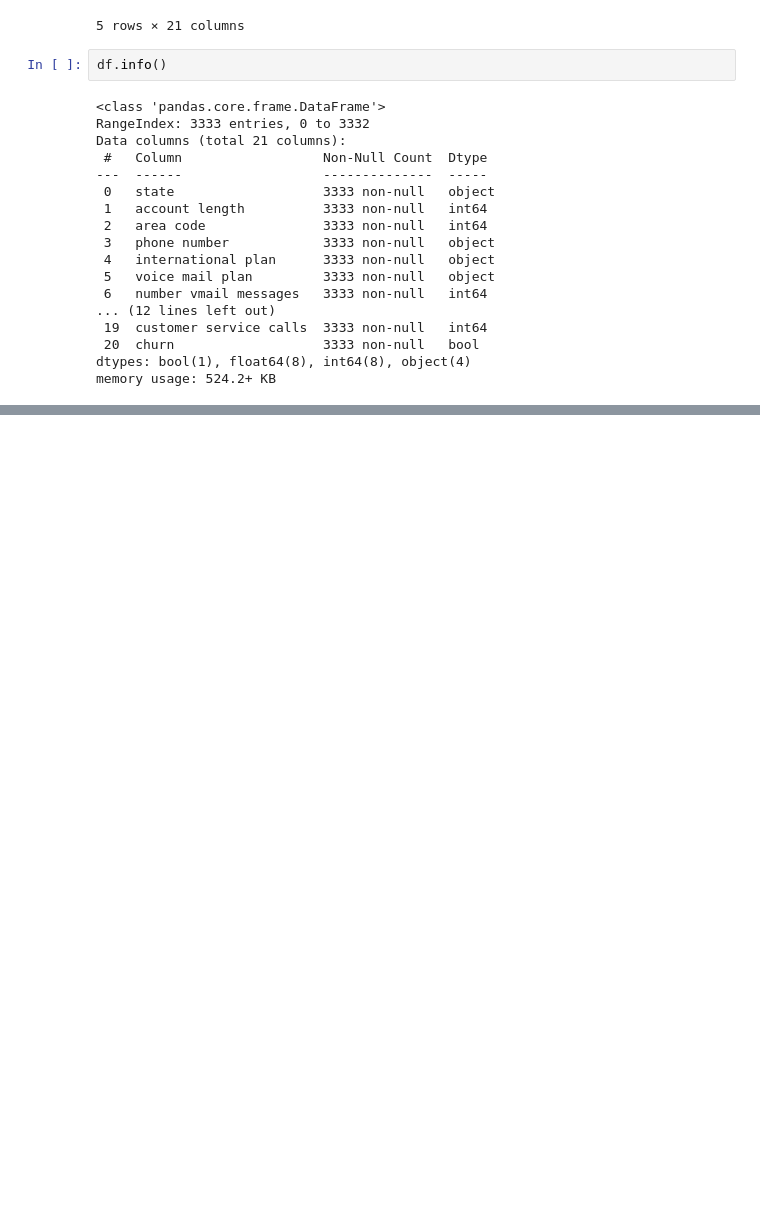
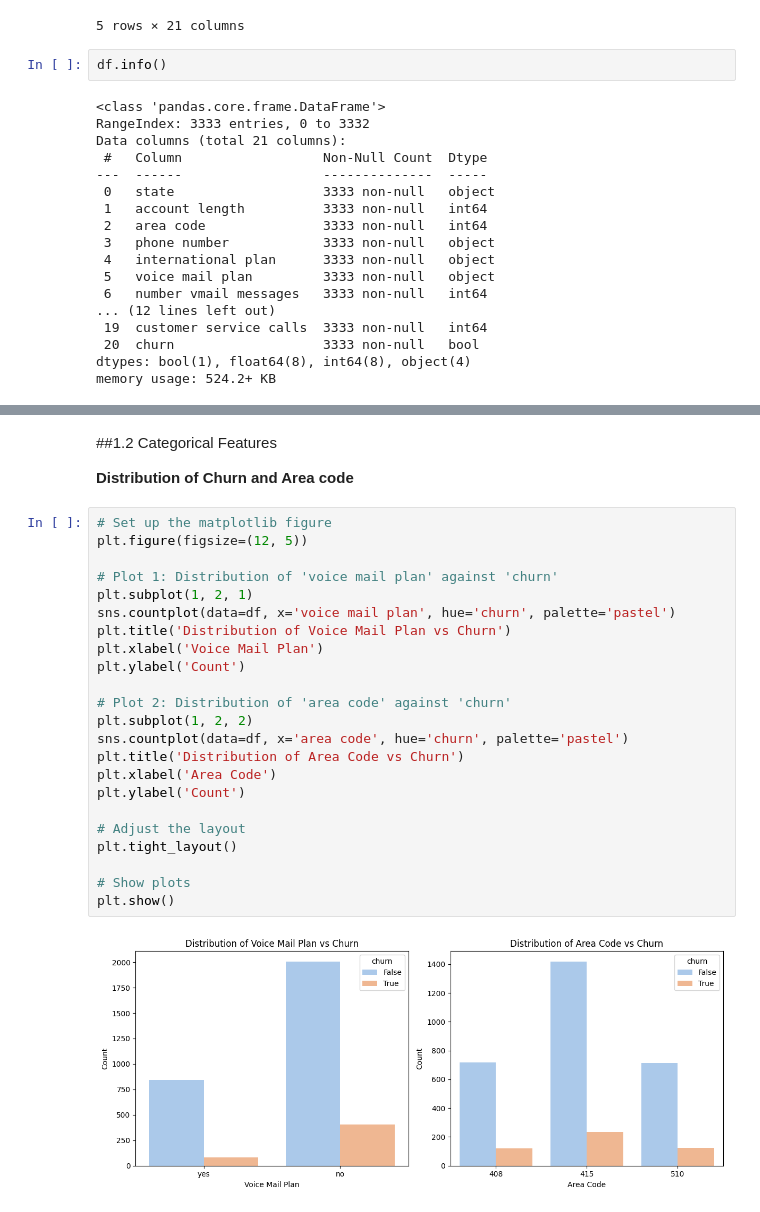
Before and after one commit to Jodhiamboapiyo/Classification-model, a Jupyter notebook: Submited.ipynb, the cells around one changed output, grey strips where cells are left out. Drawn from its saved outputs; the diff is of its cells as text; blank space fills up the shorter version.

```diff
--- a/Submited.ipynb
+++ b/Submited.ipynb
@@ -121,0 +262,29 @@ df.describe()
+# %% [markdown]
+##1.2 Categorical Features
+
+**Distribution of Churn and Area code**
+# %%
+# Set up the matplotlib figure
+plt.figure(figsize=(12, 5))
+
+# Plot 1: Distribution of 'voice mail plan' against 'churn'
+plt.subplot(1, 2, 1)
+sns.countplot(data=df, x='voice mail plan', hue='churn', palette='pastel')
+plt.title('Distribution of Voice Mail Plan vs Churn')
+plt.xlabel('Voice Mail Plan')
+plt.ylabel('Count')
+
+# Plot 2: Distribution of 'area code' against 'churn'
+plt.subplot(1, 2, 2)
+sns.countplot(data=df, x='area code', hue='churn', palette='pastel')
+plt.title('Distribution of Area Code vs Churn')
+plt.xlabel('Area Code')
+plt.ylabel('Count')
+
+# Adjust the layout
+plt.tight_layout()
+
+# Show plots
+plt.show()
+# %% [output]
+[figure, added]
```
Also changed, not shown: parts of 25 cells of this notebook.
